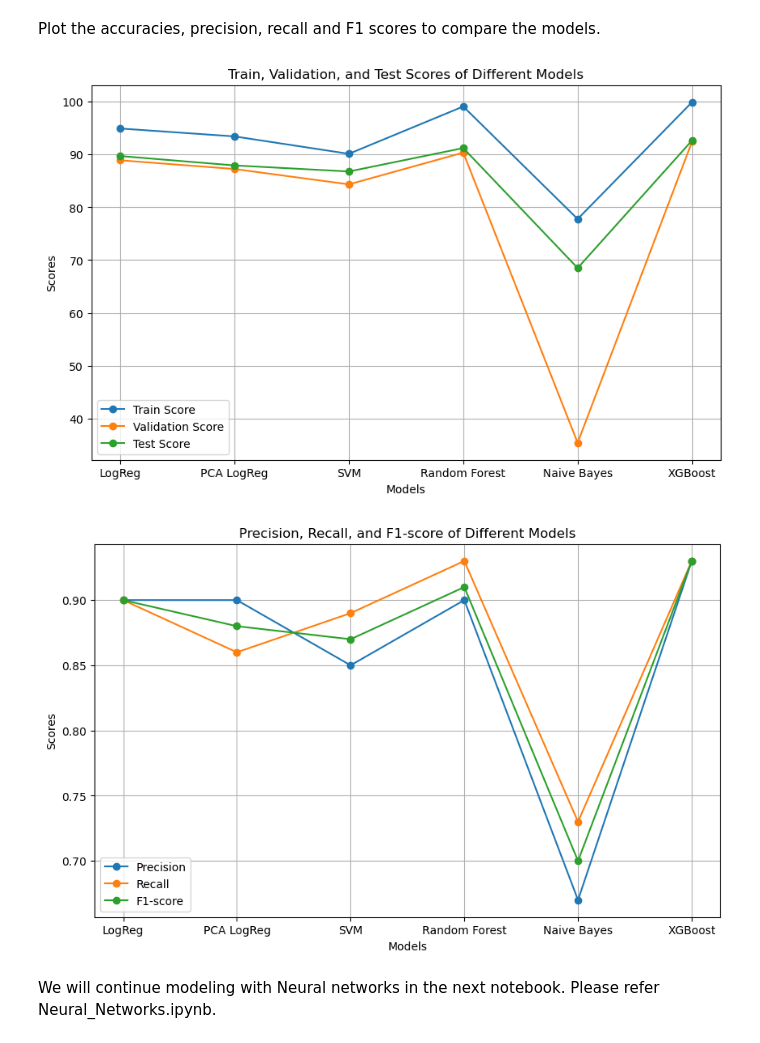
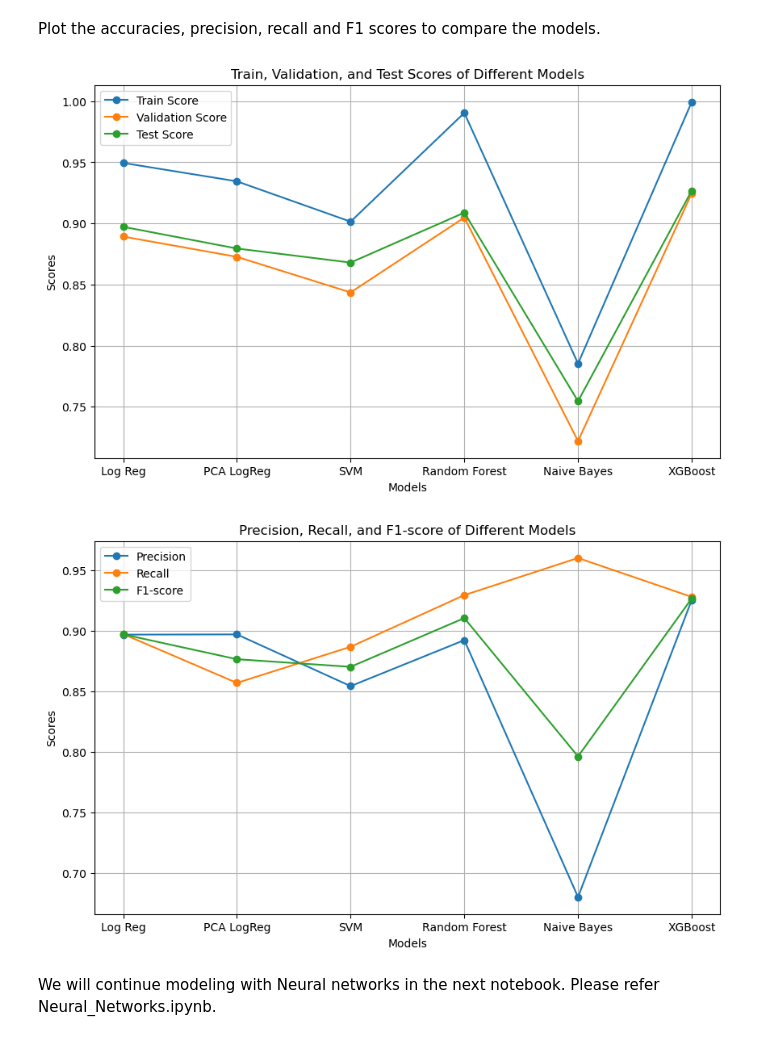
Before and after one commit to dfrancis-tech/email_spam, a Jupyter notebook: Baseline_Model.ipynb, the cells around one changed output. Drawn from its saved outputs; the diff is of its cells as text; code cells hidden in the pictures.

Commit message:
update the score values

```diff
--- a/Baseline_Model.ipynb
+++ b/Baseline_Model.ipynb
@@ -1255,3 +1277,7 @@ weighted avg       0.69      0.69      0.68     12000
+# %%
+precision = precision_score(y_test, y_pred)
+recall = recall_score(y_test, y_pred)
+f1 = f1_score(y_test, y_pred)
 # %% [markdown]
 The Naive Bayes model with Laplace smoothing achieved its best performance with an alpha value of 0.35.
 
@@ -1265,13 +1291,13 @@ The Naive Bayes model with Laplace smoothing achieved its best performance with
 # %%
 # Append the scores
 model.append('Naive Bayes')
-final_train_score.append(77.79)
-final_crossval_score.append(77.85)
-final_val_score.append(35.38)
-final_test_score.append(68.5)
-final_precision.append(0.67)
-final_recall.append(0.73)
-final_f1.append(0.70)
+final_train_score.append(train_accuracy)
+final_crossval_score.append(grid_accuracy)
+final_val_score.append(val_accuracy)
+final_test_score.append(test_accuracy)
+final_precision.append(precision)
+final_recall.append(recall)
+final_f1.append(f1)
 # %% [markdown]
 <a id = "xgb"></a>
 ## 7. XGBoost
@@ -1488,6 +1514,10 @@ Classification Report
     accuracy                           0.93     12000
    macro avg       0.93      0.93      0.93     12000
 weighted avg       0.93      0.93      0.93     12000
+# %%
+precision = precision_score(y_test, y_pred)
+recall = recall_score(y_test, y_pred)
+f1 = f1_score(y_test, y_pred)
 # %% [markdown]
 Optimal hyperparameters determined as max_depth=6 and n_estimators=250.
 - The model achieved high accuracy on the training set (99.94%) and cross-validation (98.38%), demonstrating its ability to generalize well.
@@ -1496,13 +1526,13 @@ Overall, the XGBoost model exhibited strong performance, making it a promising s
 # %%
 # Append the scores
 model.append('XGBoost')
-final_train_score.append(99.94)
-final_crossval_score.append(98.38)
-final_val_score.append(92.46)
-final_test_score.append(92.68)
-final_precision.append(0.93)
-final_recall.append(0.93)
-final_f1.append(0.93)
+final_train_score.append(train_accuracy)
+final_crossval_score.append(grid_accuracy)
+final_val_score.append(val_accuracy)
+final_test_score.append(test_accuracy)
+final_precision.append(precision)
+final_recall.append(recall)
+final_f1.append(f1)
 # %% [markdown]
 **Note:** When you set n_jobs = -1, scikit-learn will utilize all available CPU cores on your machine to perform the computations in parallel. It's worth noting that setting n_jobs = -1 is most effective when dealing with computationally intensive tasks, such as performing hyperparameter tuning with a large dataset or complex models. However, if your task is not very demanding in terms of computation, it might not provide a significant speedup. In such cases, you can set n_jobs to a specific number to control the number of CPU cores used for parallel processing. For example, n_jobs = 2 will use two CPU cores for processing.
 # %% [markdown]
@@ -1513,29 +1543,29 @@ Plot the accuracies, precision, recall and F1 scores to compare the models.
 # %%
 # Plotting train, validation, and test scores
 plt.figure(figsize=(10, 6))
 plt.plot(model, final_train_score, label='Train Score', marker='o')
 plt.plot(model, final_val_score, label='Validation Score', marker='o')
 plt.plot(model, final_test_score, label='Test Score', marker='o')
 plt.xlabel('Models')
 plt.ylabel('Scores')
 plt.title('Train, Validation, and Test Scores of Different Models')
 plt.legend()
-plt.grid()
+#plt.grid()
 plt.show()
 
 # Plotting precision, recall, and f1-score
 plt.figure(figsize=(10, 6))
 plt.plot(model, final_precision, label='Precision', marker='o')
 plt.plot(model, final_recall, label='Recall', marker='o')
 plt.plot(model, final_f1, label='F1-score', marker='o')
 plt.xlabel('Models')
 plt.ylabel('Scores')
 plt.title('Precision, Recall, and F1-score of Different Models')
 plt.legend()
-plt.grid()
+#plt.grid()
 plt.show()
 # %% [output]
-[figure, old version]
+[figure, new version]
-[figure, old version]
+[figure, new version]
 # %% [markdown]
 We will continue modeling with Neural networks in the next notebook. Please refer Neural_Networks.ipynb.
```
Also changed, not shown: parts of 22 cells of this notebook.
